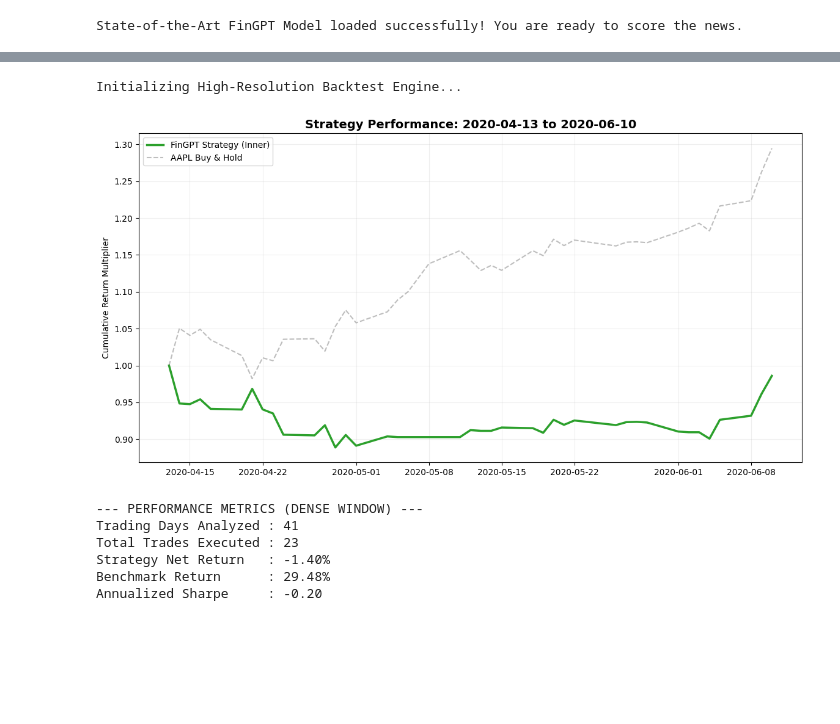
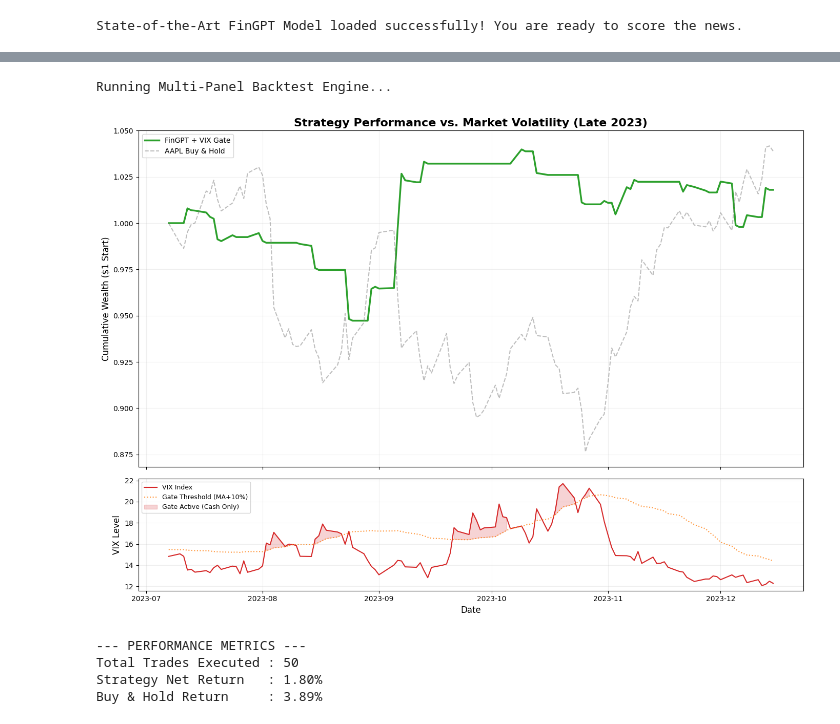
Before and after one commit to AxelTurinPlessia/Regime_based_trading_strategy, a Jupyter notebook: sentiment_analysis.ipynb, the cells around one changed output, grey strips where cells are left out. Cells and saved outputs as stored; diff of their text form; code cells hidden in the pictures; blank space fills up the shorter version.

```diff
--- a/sentiment_analysis.ipynb
+++ b/sentiment_analysis.ipynb
@@ -352,13 +355,12 @@ Sentiment Data End: 2020-06-10
 # %%
-# Step 6: Backtest
+# Step 6: Back testing
 
 import matplotlib.pyplot as plt
 import numpy as np
 
-print("Running Backtest Engine...")
+print("Running Multi-Panel Backtest Engine...")
 
 # 1. Merge Market Data with FinGPT Signals
-# We use 'inner' to focus only on the days where we have news
 backtest = market_df.join(test_df.set_index('Date')[['FinGPT_Signal']], how='inner').fillna(0)
 
 # 2. Strategy Logic: VIX Gate + LLM Signal
@@ -368,51 +370,63 @@ def determine_position(row):
     else:
         return row['FinGPT_Signal']
 
 backtest['Target_Position'] = backtest.apply(determine_position, axis=1)
 
 # 3. Execution (Delayed Arbitrage: News today -> Trade tomorrow)
 backtest['Actual_Position'] = backtest['Target_Position'].shift(1).fillna(0)
 
 # 4. Returns & Friction
 backtest['Stock_Return'] = backtest['AAPL_Price'].pct_change().fillna(0)
 backtest['Strategy_Gross_Return'] = backtest['Actual_Position'] * backtest['Stock_Return']
-
-# Fees: 0.1% per trade
 transaction_cost = 0.001
 backtest['Trades'] = backtest['Actual_Position'].diff().abs().fillna(0)
 backtest['Fees'] = backtest['Trades'] * transaction_cost
 backtest['Strategy_Net_Return'] = backtest['Strategy_Gross_Return'] - backtest['Fees']
 
 # 5. Cumulative Wealth
 backtest['Buy_and_Hold_Equity'] = (1 + backtest['Stock_Return']).cumprod()
 backtest['Strategy_Equity'] = (1 + backtest['Strategy_Net_Return']).cumprod()
 
 # ==========================================
-# VISUALIZATION
+# VISUALIZATION: Two-Panel Risk/Return Plot
 # ==========================================
-plt.figure(figsize=(14, 7))
-plt.plot(backtest.index, backtest['Strategy_Equity'], label='FinGPT + VIX Gate', color='#2ca02c', linewidth=2)
-plt.plot(backtest.index, backtest['Buy_and_Hold_Equity'], label='AAPL Buy & Hold', color='#7f7f7f', alpha=0.6, linestyle='--')
-plt.title('Backtest: July - Dec 2023 (AAPL)', fontsize=14)
-plt.ylabel('Cumulative Return Multiplier')
-plt.legend()
-plt.grid(True, alpha=0.3)
+fig, (ax1, ax2) = plt.subplots(2, 1, figsize=(14, 10), sharex=True, gridspec_kw={'height_ratios': [3, 1]})
+
+# --- TOP PANEL: Cumulative Returns ---
+ax1.plot(backtest.index, backtest['Strategy_Equity'], label='FinGPT + VIX Gate', color='#2ca02c', linewidth=2.5)
+ax1.plot(backtest.index, backtest['Buy_and_Hold_Equity'], label='AAPL Buy & Hold', color='#7f7f7f', alpha=0.5, linestyle='--')
+ax1.set_title('Strategy Performance vs. Market Volatility (Late 2023)', fontsize=16, fontweight='bold')
+ax1.set_ylabel('Cumulative Wealth ($1 Start)', fontsize=12)
+ax1.legend(loc='upper left')
+ax1.grid(True, alpha=0.2)
+
+# --- BOTTOM PANEL: VIX & Risk Gate ---
+ax2.plot(backtest.index, backtest['VIX_Price'], label='VIX Index', color='#d62728', linewidth=1.5)
+ax2.plot(backtest.index, backtest['VIX_25d_MA'] * 1.10, label='Gate Threshold (MA+10%)', color='#ff7f0e', linestyle=':', alpha=0.8)
+ax2.fill_between(backtest.index, backtest['VIX_Price'], backtest['VIX_25d_MA'] * 1.10,
+                 where=(backtest['VIX_Price'] > backtest['VIX_25d_MA'] * 1.10),
+                 color='#d62728', alpha=0.2, label='Gate Active (Cash Only)')
+
+ax2.set_ylabel('VIX Level', fontsize=12)
+ax2.set_xlabel('Date', fontsize=12)
+ax2.legend(loc='upper left', fontsize=9)
+ax2.grid(True, alpha=0.2)
+
+plt.tight_layout()
 plt.show()
 
 # Final Metrics
 strat_return = (backtest['Strategy_Equity'].iloc[-1] - 1) * 100
 bnh_return = (backtest['Buy_and_Hold_Equity'].iloc[-1] - 1) * 100
 
 print("\n--- PERFORMANCE METRICS ---")
-print(f"Total Trades : {int(backtest['Trades'].sum())}")
-print(f"Strategy Net : {strat_return:.2f}%")
-print(f"Buy & Hold   : {bnh_return:.2f}%")
+print(f"Total Trades Executed : {int(backtest['Trades'].sum())}")
+print(f"Strategy Net Return   : {strat_return:.2f}%")
+print(f"Buy & Hold Return     : {bnh_return:.2f}%")
 # %% [output]
-Initializing High-Resolution Backtest Engine...
+Running Multi-Panel Backtest Engine...
-[figure, old version]
+[figure, new version]
---- PERFORMANCE METRICS (DENSE WINDOW) ---
-Trading Days Analyzed : 41
-Total Trades Executed : 23
-Strategy Net Return   : -1.40%
-Benchmark Return      : 29.48%
-Annualized Sharpe     : -0.20
+--- PERFORMANCE METRICS ---
+Total Trades Executed : 50
+Strategy Net Return   : 1.80%
+Buy & Hold Return     : 3.89%
```
Also changed, not shown: parts of 4 cells of this notebook.
